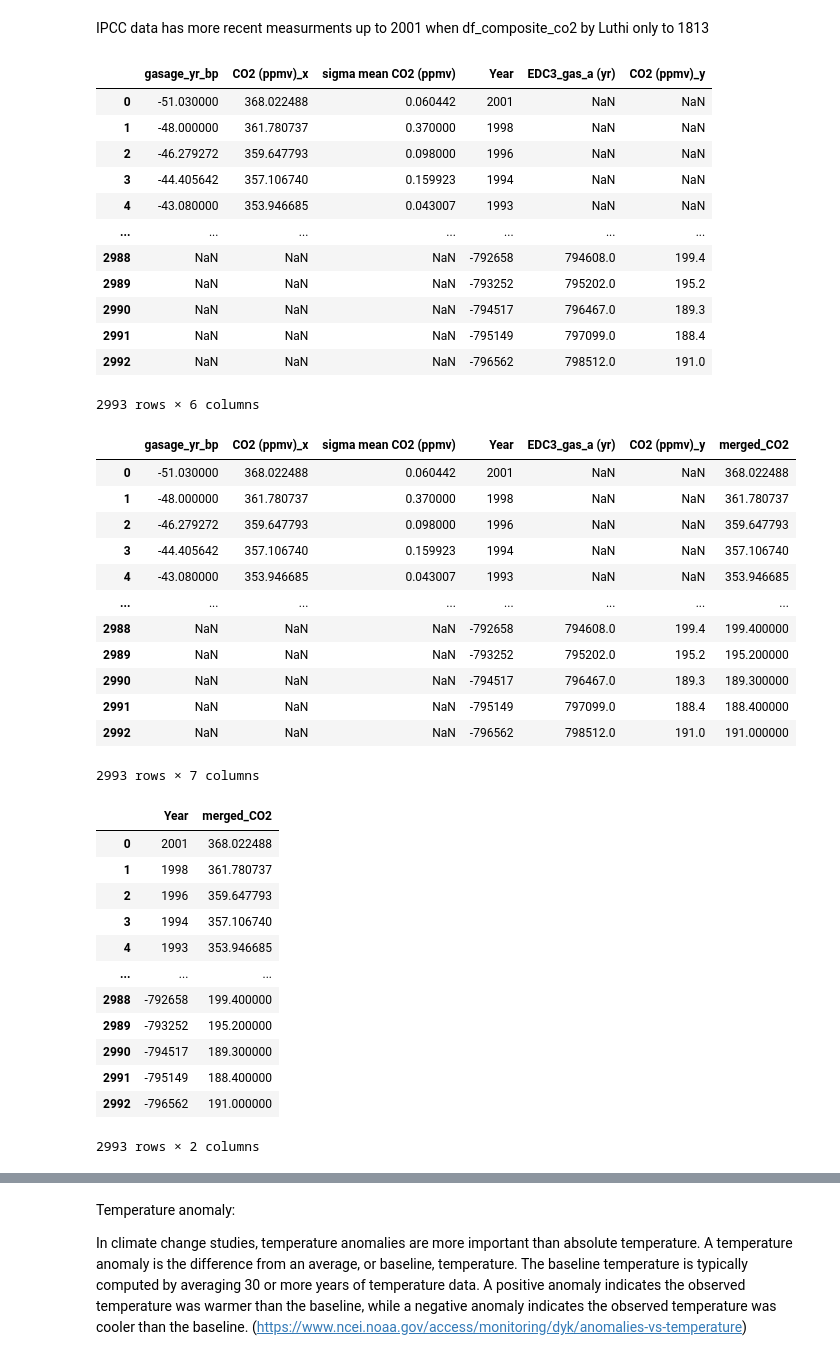
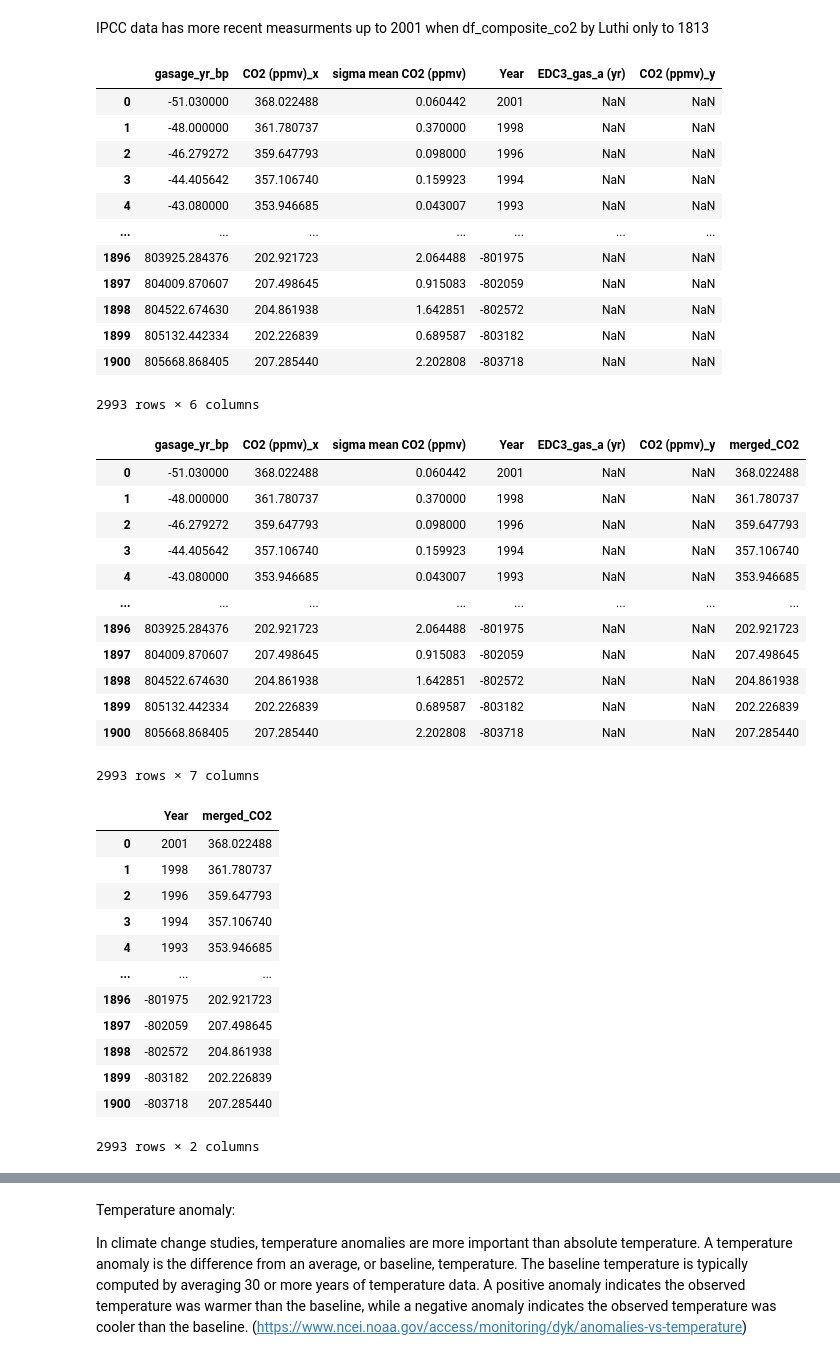
Before and after one commit to SofiMetel/prog_for_da2, a Jupyter notebook: project.ipynb, the cells around one changed output, grey strips where cells are left out. Cells and saved outputs as stored; diff of their text form; code cells hidden in the pictures.

```diff
--- a/project.ipynb
+++ b/project.ipynb
@@ -183,20 +216,22 @@ IPCC data has more recent measurments up to 2001 when df_composite_co2 by Luthi
 
 co2_df_merged = ipcc_co2_composite.merge(df_composite_co2, on = 'Year', how = 'outer')
 # %%
+co2_df_merged = co2_df_merged.sort_values(by='Year', ascending=False)
+
 co2_df_merged
 # %% [output]
 |  | gasage_yr_bp | CO2 (ppmv)_x | sigma mean CO2 (ppmv) | Year | EDC3_gas_a (yr) | CO2 (ppmv)_y |
 | 0 | -51.030000 | 368.022488 | 0.060442 | 2001 | NaN | NaN |
 | 1 | -48.000000 | 361.780737 | 0.370000 | 1998 | NaN | NaN |
 | 2 | -46.279272 | 359.647793 | 0.098000 | 1996 | NaN | NaN |
 | 3 | -44.405642 | 357.106740 | 0.159923 | 1994 | NaN | NaN |
 | 4 | -43.080000 | 353.946685 | 0.043007 | 1993 | NaN | NaN |
 | ... | ... | ... | ... | ... | ... | ... |
-| 2988 | NaN | NaN | NaN | -792658 | 794608.0 | 199.4 |
-| 2989 | NaN | NaN | NaN | -793252 | 795202.0 | 195.2 |
-| 2990 | NaN | NaN | NaN | -794517 | 796467.0 | 189.3 |
-| 2991 | NaN | NaN | NaN | -795149 | 797099.0 | 188.4 |
-| 2992 | NaN | NaN | NaN | -796562 | 798512.0 | 191.0 |
+| 1896 | 803925.284376 | 202.921723 | 2.064488 | -801975 | NaN | NaN |
+| 1897 | 804009.870607 | 207.498645 | 0.915083 | -802059 | NaN | NaN |
+| 1898 | 804522.674630 | 204.861938 | 1.642851 | -802572 | NaN | NaN |
+| 1899 | 805132.442334 | 202.226839 | 0.689587 | -803182 | NaN | NaN |
+| 1900 | 805668.868405 | 207.285440 | 2.202808 | -803718 | NaN | NaN |
 2993 rows × 6 columns
 # %%
 co2_df_merged['merged_CO2'] = co2_df_merged['CO2 (ppmv)_x'].fillna(co2_df_merged['CO2 (ppmv)_y'])
@@ -209,11 +244,11 @@ co2_df_merged
 | 3 | -44.405642 | 357.106740 | 0.159923 | 1994 | NaN | NaN | 357.106740 |
 | 4 | -43.080000 | 353.946685 | 0.043007 | 1993 | NaN | NaN | 353.946685 |
 | ... | ... | ... | ... | ... | ... | ... | ... |
-| 2988 | NaN | NaN | NaN | -792658 | 794608.0 | 199.4 | 199.400000 |
-| 2989 | NaN | NaN | NaN | -793252 | 795202.0 | 195.2 | 195.200000 |
-| 2990 | NaN | NaN | NaN | -794517 | 796467.0 | 189.3 | 189.300000 |
-| 2991 | NaN | NaN | NaN | -795149 | 797099.0 | 188.4 | 188.400000 |
-| 2992 | NaN | NaN | NaN | -796562 | 798512.0 | 191.0 | 191.000000 |
+| 1896 | 803925.284376 | 202.921723 | 2.064488 | -801975 | NaN | NaN | 202.921723 |
+| 1897 | 804009.870607 | 207.498645 | 0.915083 | -802059 | NaN | NaN | 207.498645 |
+| 1898 | 804522.674630 | 204.861938 | 1.642851 | -802572 | NaN | NaN | 204.861938 |
+| 1899 | 805132.442334 | 202.226839 | 0.689587 | -803182 | NaN | NaN | 202.226839 |
+| 1900 | 805668.868405 | 207.285440 | 2.202808 | -803718 | NaN | NaN | 207.285440 |
 2993 rows × 7 columns
 # %%
 co2_merged = co2_df_merged[['Year', 'merged_CO2']].copy()
@@ -226,9 +261,9 @@ co2_merged
 | 3 | 1994 | 357.106740 |
 | 4 | 1993 | 353.946685 |
 | ... | ... | ... |
-| 2988 | -792658 | 199.400000 |
-| 2989 | -793252 | 195.200000 |
-| 2990 | -794517 | 189.300000 |
-| 2991 | -795149 | 188.400000 |
-| 2992 | -796562 | 191.000000 |
+| 1896 | -801975 | 202.921723 |
+| 1897 | -802059 | 207.498645 |
+| 1898 | -802572 | 204.861938 |
+| 1899 | -803182 | 202.226839 |
+| 1900 | -803718 | 207.285440 |
 2993 rows × 2 columns
```
Also changed, not shown: parts of 82 cells of this notebook, 2 other files.
